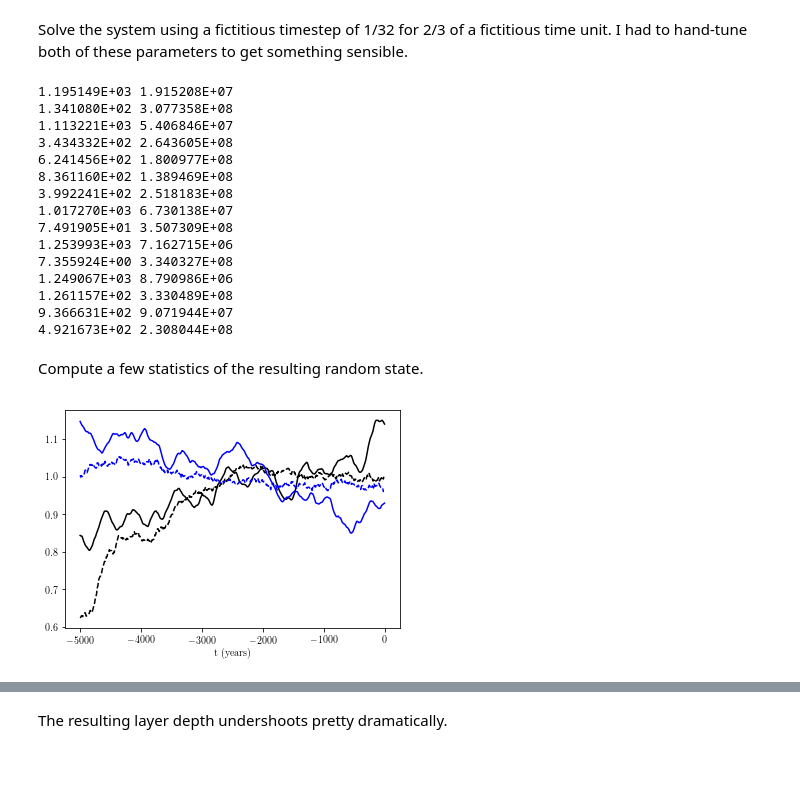
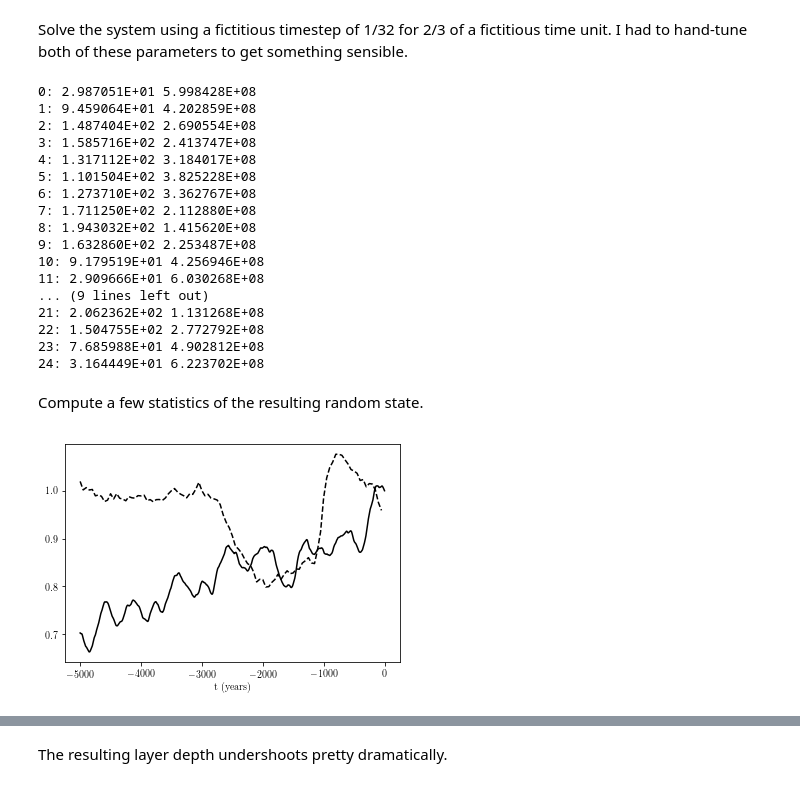
Before and after one commit to dlilien/glaciology-seminar-2018-10-16, a Jupyter notebook: hmc_synthetic.ipynb, the cells around one changed output, grey strips where cells are left out. Saved outputs shown, nothing was run; the diff lists cells and outputs as text; code cells hidden in the pictures.

Commit message:
Fix a long list of bugs. Go back to just accumulation in order to do so.

```diff
--- a/hmc_synthetic.ipynb
+++ b/hmc_synthetic.ipynb
@@ -170,33 +165,40 @@ Note how we divide by the square root of the number of time steps to get the rig
 # %%
 r = 20
 import scipy.sparse, scipy.sparse.linalg, numpy.linalg
-two_step = np.hstack((timesteps, timesteps))
-Id = scipy.sparse.diags([np.ones(num_steps * 2)], [0])
-D = scipy.sparse.diags([1. / two_step, -1. / two_step], [0, 1], shape=(len(two_step) - 1, len(two_step)))
-L = r**2 * D.T * D * np.mean(timesteps)
-D2 = scipy.sparse.diags([1. / timesteps, -1. / timesteps], [0, 1], shape=(len(timesteps) - 1, len(timesteps)))
-L2 = r**2 * D2.T * D2 * np.mean(timesteps)
-M = Id + L
+
+Id_single = scipy.sparse.diags([np.ones(num_steps)], [0])
+diag_single = np.ones(num_steps)
+D_single = scipy.sparse.diags([diag_single, -diag_single], [0, 1], shape=(len(timesteps) - 1, len(timesteps))) / np.mean(timesteps)
+L2 = r**2 * D_single.T * D_single * np.mean(timesteps)
+M_single = Id_single + L2
+
+# M = scipy.sparse.csr_matrix(np.hstack((np.vstack((M_single.toarray(), np.zeros_like(M_single.toarray()))), np.vstack((np.zeros_like(M_single.toarray()), M_single.toarray())))))
+# assert np.all(M[:num_steps, :num_steps].toarray() == M_single.toarray())
+# assert np.all(M[num_steps:, num_steps:].toarray() == M_single.toarray())
+M = M_single
 
 λs, vs = numpy.linalg.eigh(M.toarray())
 
 def generate_momentum(random_state, σ):
-    ζ = random_state.normal(size=num_steps * 2)
-    return sum(((ζ[k] * np.sqrt(λs[k] / (num_steps * 2)) * σ) * vs[:, k] for k in range(2 * num_steps)))
+    # ζ = random_state.normal(size=num_steps * 2)
+    # return sum(((ζ[k] * np.sqrt(λs[k] / (num_steps * 2)) * σ) * vs[:, k] for k in range(2 * num_steps)))
+    ζ = random_state.normal(size=num_steps)
+    return sum(((ζ[k] * np.sqrt(λs[k] / num_steps) * σ) * vs[:, k] for k in range(num_steps)))
 # %% [markdown]
 The following functions calculate each part of the Hamiltonian and its derivatives.
 The final term in the potential -- `np.dot(θ, L * θ)` -- is what adds the penalty for oscillatory solutions.
 # %%
 def potential_energy(θ_a, θ_v):
     z_θ = model.layer_depth(x, θ_a, θ_v, a, u, timesteps)
-    return np.sum(model.msm(x, z_θ[compare_indices,:], target_layers) + 0.5 * np.dot(θ_a, L2 * θ_a) + 0.5 * np.dot(θ_v, L2 * θ_v))
+    return np.nansum(model.msm(x, z_θ[compare_indices,:], target_layers, uncertainty=uncertainty) + 0.5 * np.dot(θ_a, L2 * θ_a) + 0.5 * np.dot(θ_v, L2 * θ_v))
 
 def kinetic_energy(ϕ):
     return 0.5 * np.dot(ϕ.flatten(), scipy.sparse.linalg.spsolve(M, ϕ))
 
 def force(θ_a, θ_v):
     z_θ = model.layer_depth(x, θ_a, θ_v, a, u, timesteps)
-    return -model.derivative_scales(x, θ_a, θ_v, a, u, z_θ, target_layers, compare_indices, timesteps) - np.hstack((L2 * θ_a, L2 * θ_v))
+    # return -model.derivative_scales(x, θ_a, θ_v, a, u, z_θ, target_layers, compare_indices, timesteps, uncertainty=uncertainty) - np.hstack((L2 * θ_a, L2 * θ_v))
+    return -model.derivative_ascale(x, θ_a, θ_v, a, u, z_θ, target_layers, compare_indices, timesteps, uncertainty=uncertainty) - L2 * θ_a
 
 def velocity(ϕ):
     return scipy.sparse.linalg.spsolve(M, ϕ)
@@ -206,13 +208,14 @@ This function implements the Verlet method for numerically integrating a Hamilto
 def hamiltonian_update(δτ, θ_a, θ_v, ϕ):
     vel = velocity(ϕ)
     θ_a_τ  = θ_a + 0.5 * δτ * vel[:len(θ_a)]
-    θ_v_τ  = θ_v + 0.5 * δτ * vel[len(θ_a):]
+    θ_v_τ = θ_v
+    # θ_v_τ  = θ_v + 0.5 * δτ * vel[len(θ_a):]
 
     ϕ_τ = ϕ + δτ * (force(θ_a_τ, θ_v_τ))
 
     vel = velocity(ϕ_τ)
     θ_a_τ += 0.5 * δτ * vel[:len(θ_a)]
-    θ_v_τ += 0.5 * δτ * vel[len(θ_a):]
+    # θ_v_τ += 0.5 * δτ * vel[len(θ_a):]
 
     return θ_a_τ, θ_v_τ, ϕ_τ
 # %% [markdown]
@@ -237,42 +240,43 @@ plt.show(fig)
 Solve the system using a fictitious timestep of 1/32 for 2/3 of a fictitious time unit.
 I had to hand-tune both of these parameters to get something sensible.
 # %%
-δτ = 1.0 / 20.
-num_hamiltonian_steps = int(3.0 / 4.0 / δτ)
+δτ = 0.01
+num_hamiltonian_steps = int(1.0 / 2.0 / δτ)
 
-# I'm going to force it to go a long way on this first step to eliminate a bunch of the bad guesses
 for k in range(num_hamiltonian_steps):
     θ_a, θ_v, ϕ = hamiltonian_update(δτ, θ_a, θ_v, ϕ)
-    print('{:E} {:E}'.format(kinetic_energy(ϕ), potential_energy(θ_a, θ_v)))
+    print('{:d}: {:E} {:E}'.format(k, kinetic_energy(ϕ), potential_energy(θ_a, θ_v)))
 # %% [output]
-1.195149E+03 1.915208E+07
-1.341080E+02 3.077358E+08
-1.113221E+03 5.406846E+07
-3.434332E+02 2.643605E+08
-6.241456E+02 1.800977E+08
-8.361160E+02 1.389469E+08
-3.992241E+02 2.518183E+08
-1.017270E+03 6.730138E+07
-7.491905E+01 3.507309E+08
-1.253993E+03 7.162715E+06
-7.355924E+00 3.340327E+08
-1.249067E+03 8.790986E+06
-1.261157E+02 3.330489E+08
-9.366631E+02 9.071944E+07
-4.921673E+02 2.308044E+08
+0: 2.987051E+01 5.998428E+08
+1: 9.459064E+01 4.202859E+08
+2: 1.487404E+02 2.690554E+08
+3: 1.585716E+02 2.413747E+08
+4: 1.317112E+02 3.184017E+08
+5: 1.101504E+02 3.825228E+08
+6: 1.273710E+02 3.362767E+08
+7: 1.711250E+02 2.112880E+08
+8: 1.943032E+02 1.415620E+08
+9: 1.632860E+02 2.253487E+08
+10: 9.179519E+01 4.256946E+08
+11: 2.909666E+01 6.030268E+08
+... (9 lines left out)
+21: 2.062362E+02 1.131268E+08
+22: 1.504755E+02 2.772792E+08
+23: 7.685988E+01 4.902812E+08
+24: 3.164449E+01 6.223702E+08
 # %% [markdown]
 Compute a few statistics of the resulting random state.
 # %%
 fig, ax = plt.subplots()
 ax.plot(np.linspace(-5000, 0, len(u_scale_data)), a_scale_data, color='k')
 ax.plot(times[:-1], θ_a, color='k', linestyle='dashed')
-ax.plot(np.linspace(-5000, 0, len(u_scale_data)), u_scale_data, color='b')
-ax.plot(times[:-1], θ_v, color='b', linestyle='dashed')
+# ax.plot(np.linspace(-5000, 0, len(u_scale_data)), u_scale_data, color='b')
+# ax.plot(times[:-1], θ_v, color='b', linestyle='dashed')
 
 ax.set_xlabel('t (years)')
 plt.show(fig)
 # %% [output]
-[figure, old version]
+[figure, new version]
 # %%
 print(potential_energy(θ_a, θ_v), potential_energy(accumulation_scale, velocity_scale))
 # %% [output]
```
Also changed, not shown: parts of 13 cells of this notebook, 2 other files.
